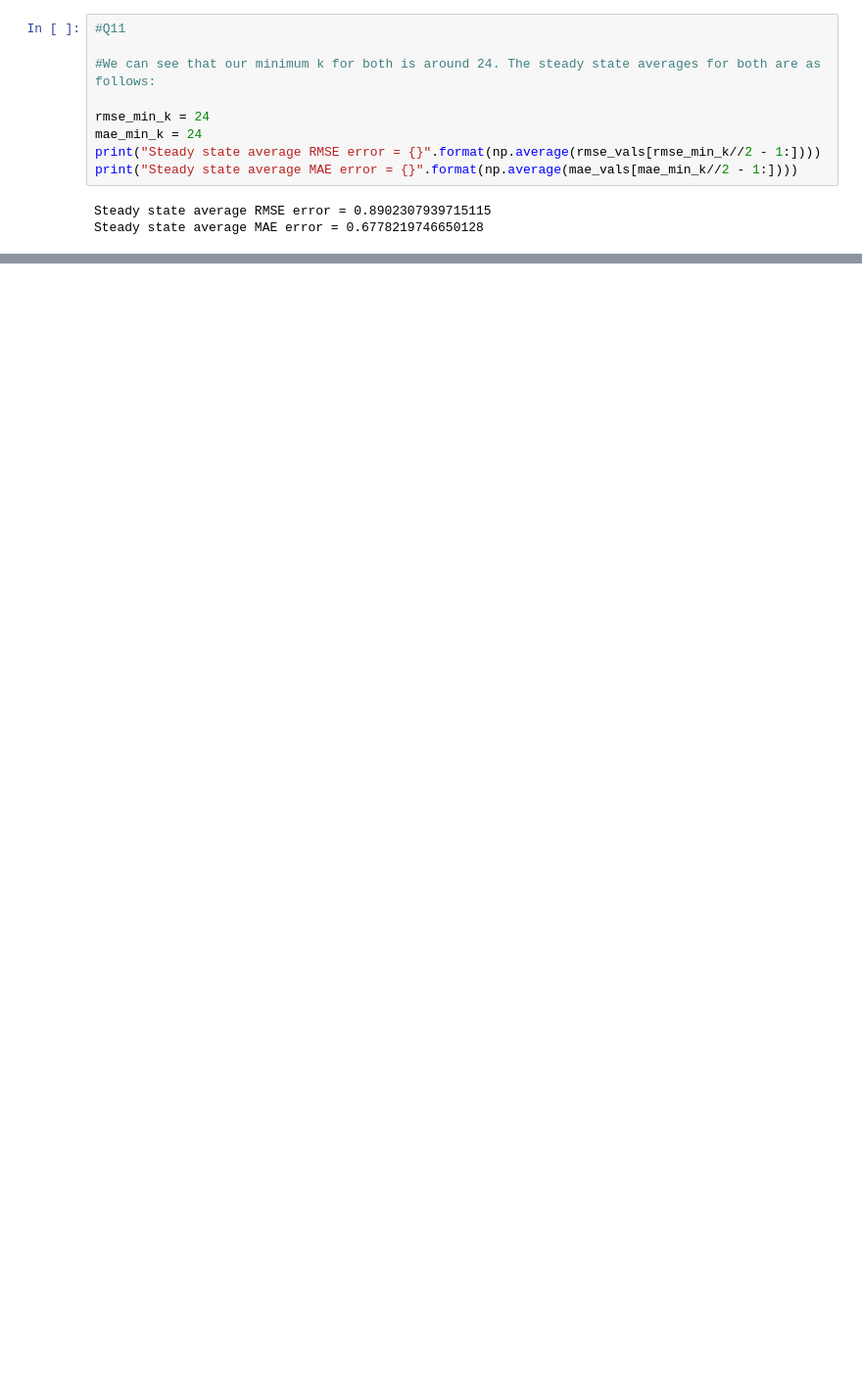
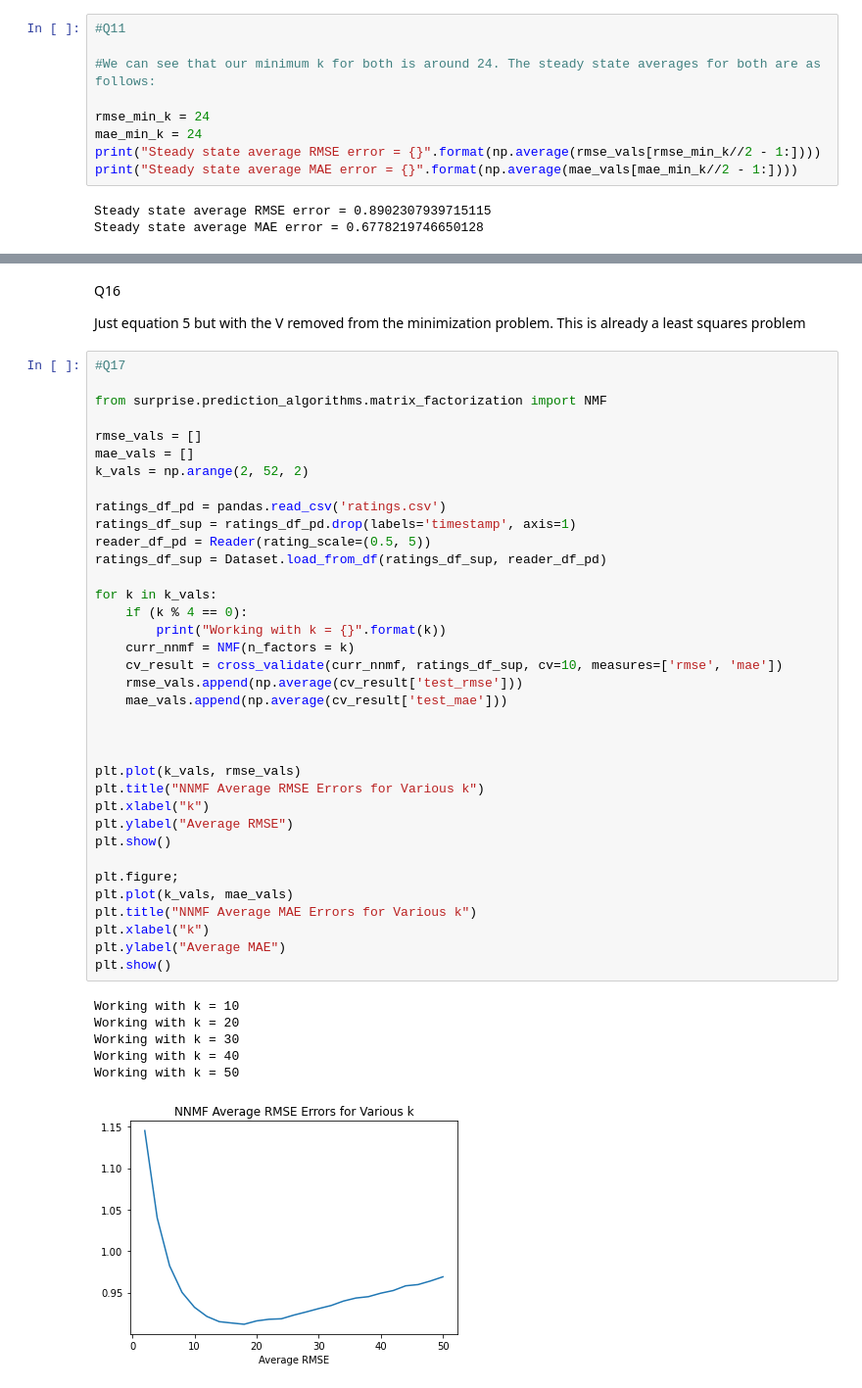
Before and after one commit to ztucker4/ECE219_Winter2021, a Jupyter notebook: Project_3/Project_3.ipynb, the cells around one changed output, grey strips where cells are left out. Shown at 98% size. Cells and saved outputs as stored; diff of their text form; blank space fills up the shorter version.

```diff
--- a/Project_3/Project_3.ipynb
+++ b/Project_3/Project_3.ipynb
@@ -416,0 +447,47 @@ for i in threshold_values:
+# %% [markdown]
+Q16
+
+Just equation 5 but with the V removed from the minimization problem. This is already a least squares problem
+# %%
+#Q17
+
+from surprise.prediction_algorithms.matrix_factorization import NMF
+
+rmse_vals = []
+mae_vals = []
+k_vals = np.arange(2, 52, 2)
+
+ratings_df_pd = pandas.read_csv('ratings.csv')
+ratings_df_sup = ratings_df_pd.drop(labels='timestamp', axis=1)
+reader_df_pd = Reader(rating_scale=(0.5, 5))
+ratings_df_sup = Dataset.load_from_df(ratings_df_sup, reader_df_pd)
+
+for k in k_vals:
+    if (k % 4 == 0):
+        print("Working with k = {}".format(k))
+    curr_nnmf = NMF(n_factors = k)
+    cv_result = cross_validate(curr_nnmf, ratings_df_sup, cv=10, measures=['rmse', 'mae'])
+    rmse_vals.append(np.average(cv_result['test_rmse']))
+    mae_vals.append(np.average(cv_result['test_mae']))
+
+
+
+plt.plot(k_vals, rmse_vals)
+plt.title("NNMF Average RMSE Errors for Various k")
+plt.xlabel("k")
+plt.ylabel("Average RMSE")
+plt.show()
+
+plt.figure;
+plt.plot(k_vals, mae_vals)
+plt.title("NNMF Average MAE Errors for Various k")
+plt.xlabel("k")
+plt.ylabel("Average MAE")
+plt.show()
+# %% [output]
+Working with k = 10
+Working with k = 20
+Working with k = 30
+Working with k = 40
+Working with k = 50
+[figure, added]
```
Also changed, not shown: parts of 12 cells of this notebook.
